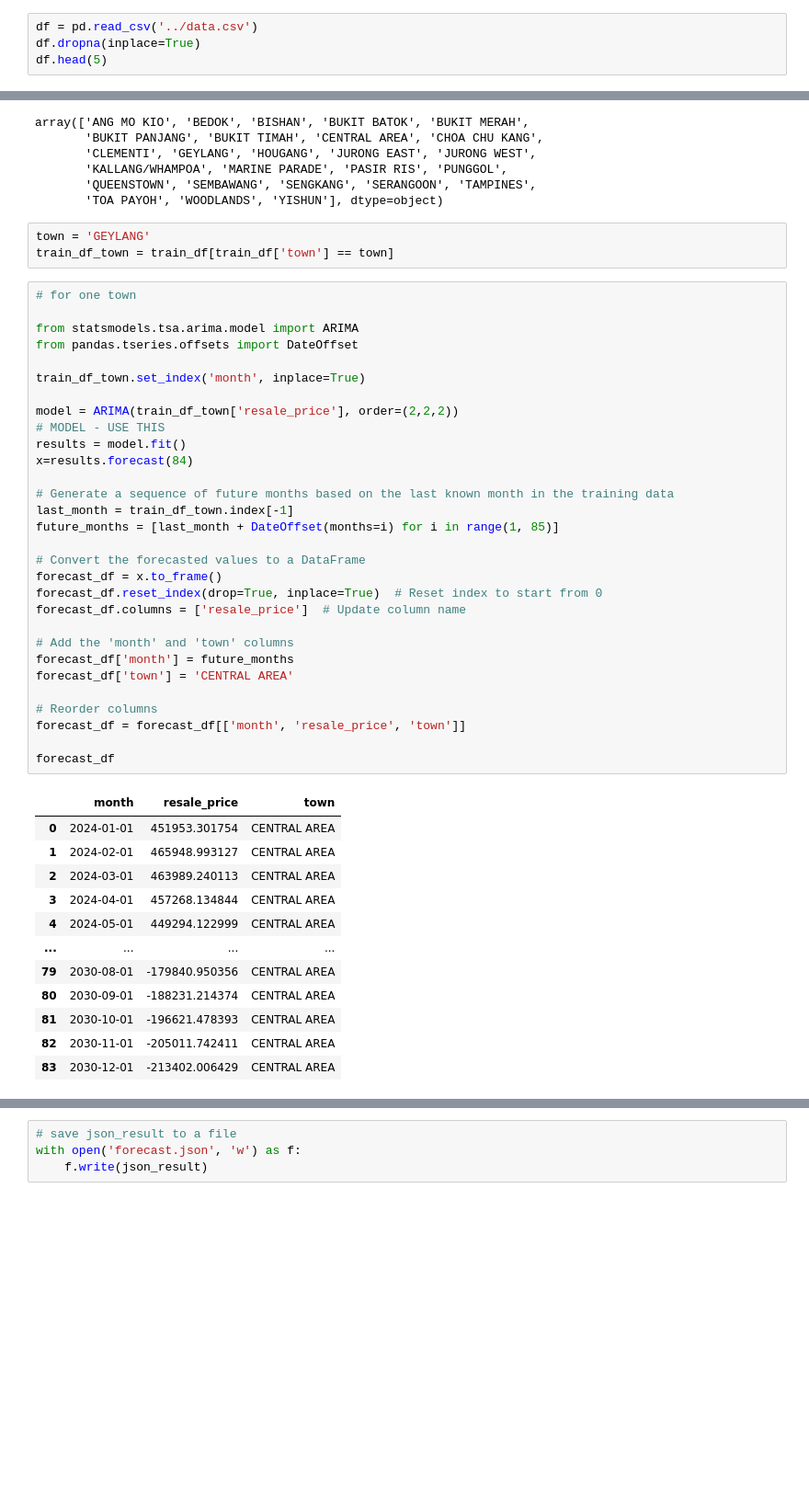
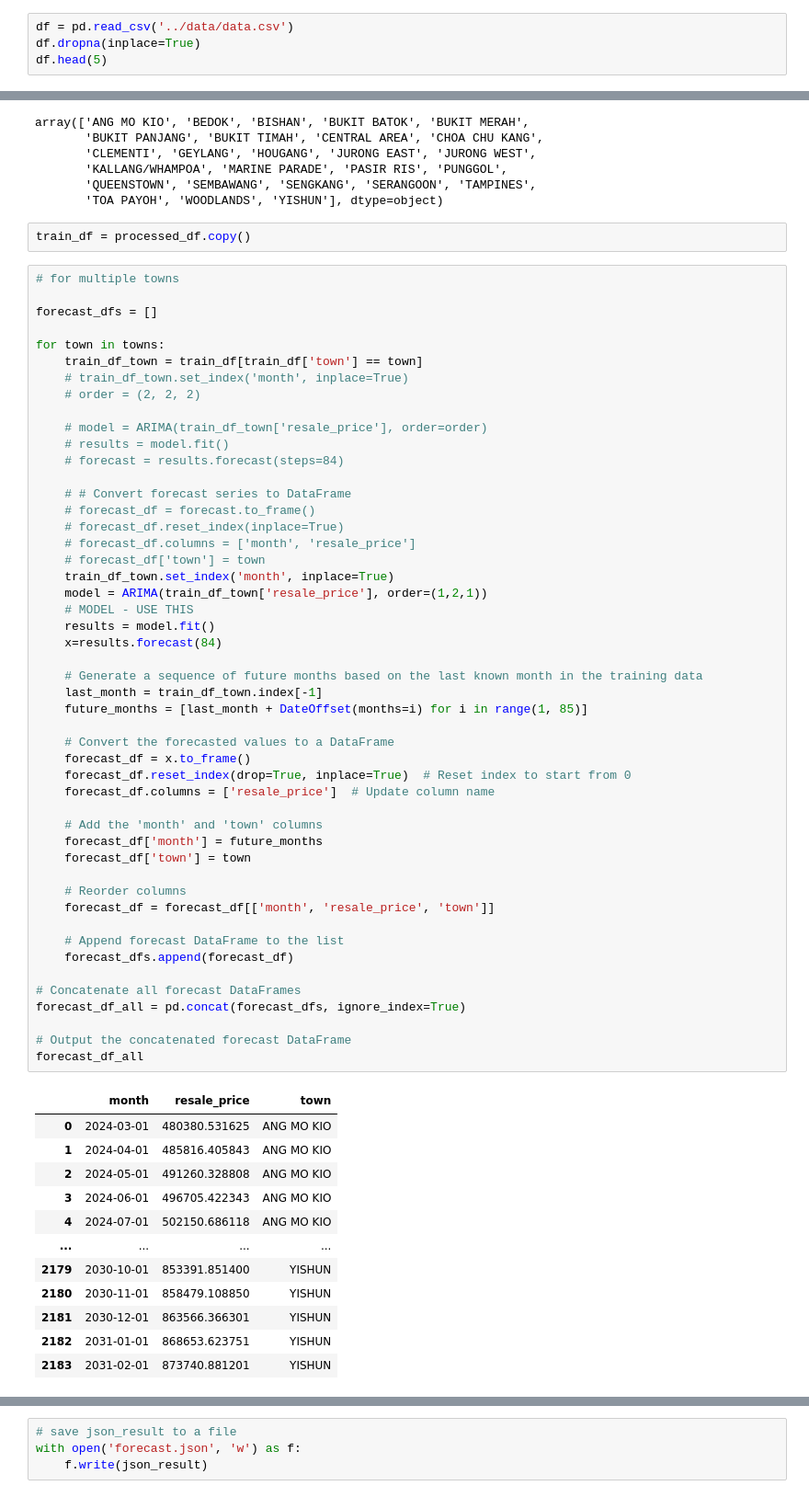
Before and after one commit to yourlaststraw/visualising-hdb-resale-prices, a Jupyter notebook: backend/regression.ipynb, the cells around one changed output, grey strips where cells are left out. Shown at 92% size. Saved outputs shown, nothing was run; the diff lists cells and outputs as text; blank space fills up the shorter version.

Commit message:
updated ARIMA model

```diff
--- a/backend/regression.ipynb
+++ b/backend/regression.ipynb
@@ -9,7 +9,7 @@ from sklearn.metrics import mean_squared_error
 import warnings
 warnings.filterwarnings("ignore")
 # %%
-df = pd.read_csv('../data.csv')
+df = pd.read_csv('../data/data.csv')
 df.dropna(inplace=True)
 df.head(5)
 # %% [output]
@@ -87,49 +87,67 @@ array(['ANG MO KIO', 'BEDOK', 'BISHAN', 'BUKIT BATOK', 'BUKIT MERAH',
        'KALLANG/WHAMPOA', 'MARINE PARADE', 'PASIR RIS', 'PUNGGOL',
        'QUEENSTOWN', 'SEMBAWANG', 'SENGKANG', 'SERANGOON', 'TAMPINES',
        'TOA PAYOH', 'WOODLANDS', 'YISHUN'], dtype=object)
-# %%
-town = 'GEYLANG'
-train_df_town = train_df[train_df['town'] == town]
+# %%
+train_df = processed_df.copy()
 # %%
-# for one town
+# for multiple towns
 
-from statsmodels.tsa.arima.model import ARIMA
-from pandas.tseries.offsets import DateOffset
+forecast_dfs = []
 
-train_df_town.set_index('month', inplace=True)
+for town in towns:
+    train_df_town = train_df[train_df['town'] == town]
+    # train_df_town.set_index('month', inplace=True)
+    # order = (2, 2, 2)
 
-model = ARIMA(train_df_town['resale_price'], order=(2,2,2))
-# MODEL - USE THIS
-results = model.fit()
-x=results.forecast(84)
+    # model = ARIMA(train_df_town['resale_price'], order=order)
+    # results = model.fit()
+    # forecast = results.forecast(steps=84)
 
-# Generate a sequence of future months based on the last known month in the training data
-last_month = train_df_town.index[-1]
-future_months = [last_month + DateOffset(months=i) for i in range(1, 85)]
+    # # Convert forecast series to DataFrame
+    # forecast_df = forecast.to_frame()
+    # forecast_df.reset_index(inplace=True)
+    # forecast_df.columns = ['month', 'resale_price']
+    # forecast_df['town'] = town
+    train_df_town.set_index('month', inplace=True)
+    model = ARIMA(train_df_town['resale_price'], order=(1,2,1))
+    # MODEL - USE THIS
+    results = model.fit()
+    x=results.forecast(84)
 
-# Convert the forecasted values to a DataFrame
-forecast_df = x.to_frame()
-forecast_df.reset_index(drop=True, inplace=True)  # Reset index to start from 0
-forecast_df.columns = ['resale_price']  # Update column name
+    # Generate a sequence of future months based on the last known month in the training data
+    last_month = train_df_town.index[-1]
+    future_months = [last_month + DateOffset(months=i) for i in range(1, 85)]
 
-# Add the 'month' and 'town' columns
-forecast_df['month'] = future_months
-forecast_df['town'] = 'CENTRAL AREA'
+    # Convert the forecasted values to a DataFrame
+    forecast_df = x.to_frame()
+    forecast_df.reset_index(drop=True, inplace=True)  # Reset index to start from 0
+    forecast_df.columns = ['resale_price']  # Update column name
 
-# Reorder columns
-forecast_df = forecast_df[['month', 'resale_price', 'town']]
+    # Add the 'month' and 'town' columns
+    forecast_df['month'] = future_months
+    forecast_df['town'] = town
 
-forecast_df
+    # Reorder columns
+    forecast_df = forecast_df[['month', 'resale_price', 'town']]
+
+    # Append forecast DataFrame to the list
+    forecast_dfs.append(forecast_df)
+
+# Concatenate all forecast DataFrames
+forecast_df_all = pd.concat(forecast_dfs, ignore_index=True)
+
+# Output the concatenated forecast DataFrame
+forecast_df_all
 # %% [output]
 |  | month | resale_price | town |
-| 0 | 2024-01-01 | 451953.301754 | CENTRAL AREA |
-| 1 | 2024-02-01 | 465948.993127 | CENTRAL AREA |
-| 2 | 2024-03-01 | 463989.240113 | CENTRAL AREA |
-| 3 | 2024-04-01 | 457268.134844 | CENTRAL AREA |
-| 4 | 2024-05-01 | 449294.122999 | CENTRAL AREA |
+| 0 | 2024-03-01 | 480380.531625 | ANG MO KIO |
+| 1 | 2024-04-01 | 485816.405843 | ANG MO KIO |
+| 2 | 2024-05-01 | 491260.328808 | ANG MO KIO |
+| 3 | 2024-06-01 | 496705.422343 | ANG MO KIO |
+| 4 | 2024-07-01 | 502150.686118 | ANG MO KIO |
 | ... | ... | ... | ... |
-| 79 | 2030-08-01 | -179840.950356 | CENTRAL AREA |
-| 80 | 2030-09-01 | -188231.214374 | CENTRAL AREA |
-| 81 | 2030-10-01 | -196621.478393 | CENTRAL AREA |
-| 82 | 2030-11-01 | -205011.742411 | CENTRAL AREA |
-| 83 | 2030-12-01 | -213402.006429 | CENTRAL AREA |
+| 2179 | 2030-10-01 | 853391.851400 | YISHUN |
+| 2180 | 2030-11-01 | 858479.108850 | YISHUN |
+| 2181 | 2030-12-01 | 863566.366301 | YISHUN |
+| 2182 | 2031-01-01 | 868653.623751 | YISHUN |
+| 2183 | 2031-02-01 | 873740.881201 | YISHUN |
```
Also changed, not shown: parts of 3 cells of this notebook, 2 other files.
